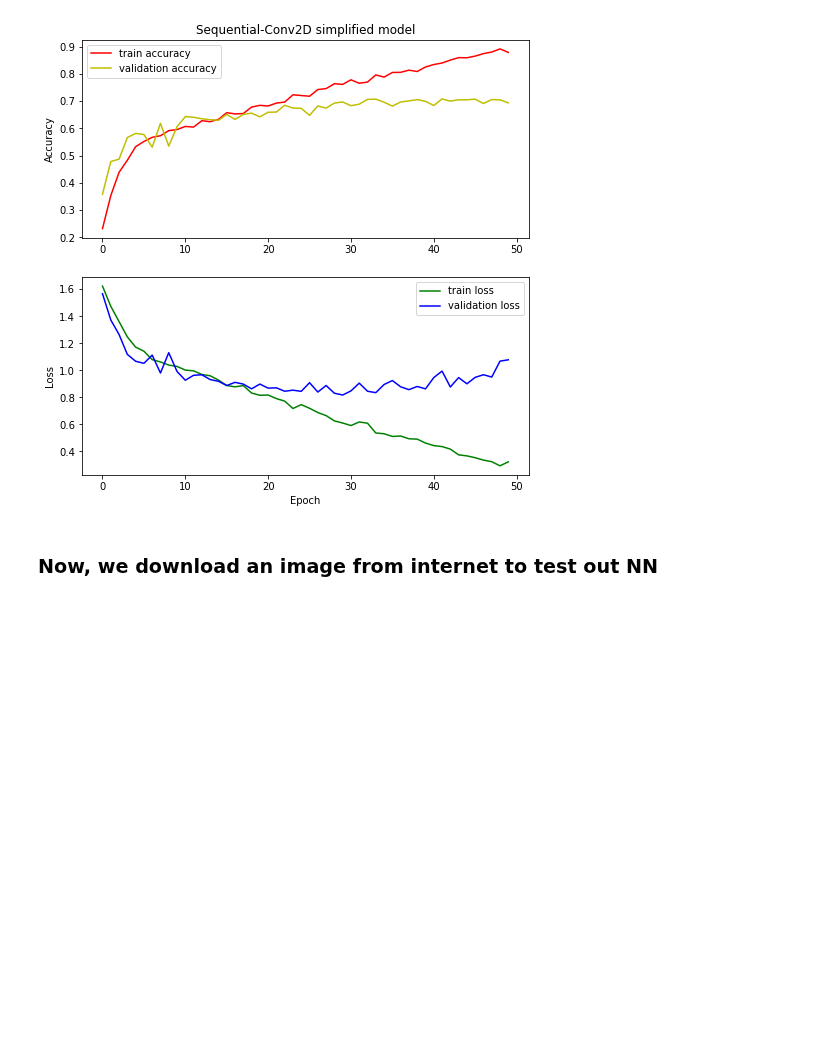
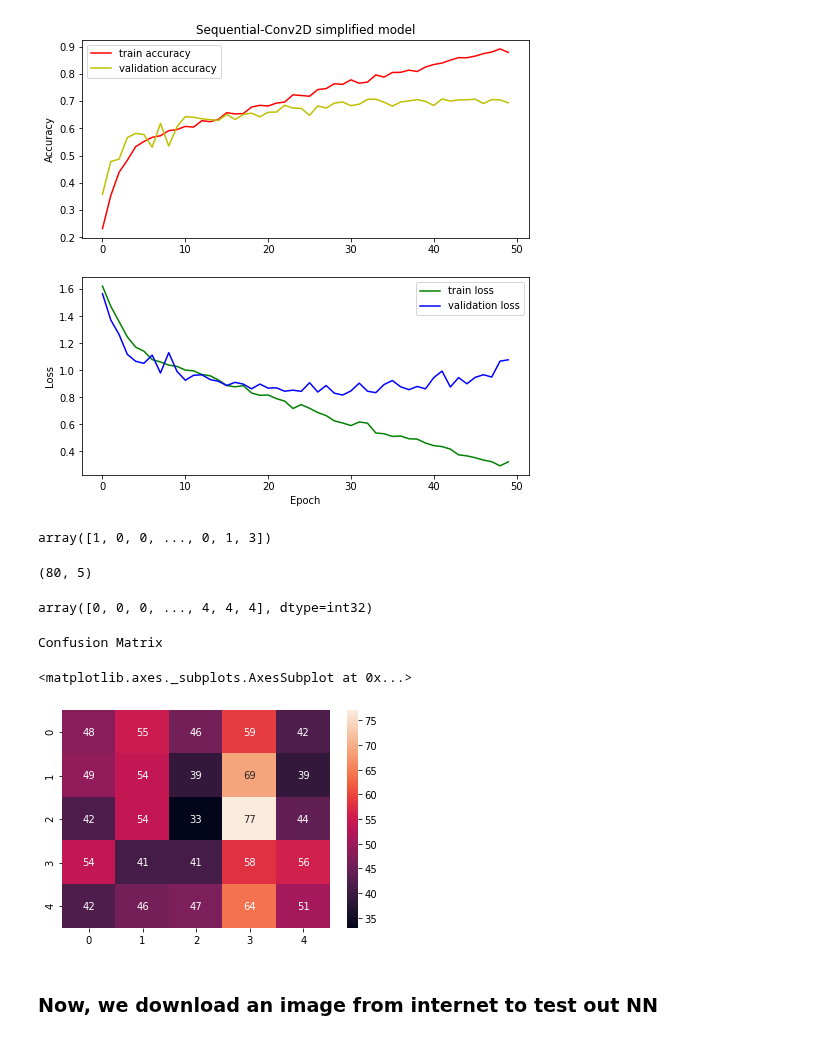
Before and after one commit to silviaherf/foodie_api, a Jupyter notebook: src/image_processing_partialV1.ipynb, the cells around one changed output. Saved outputs shown, nothing was run; the diff lists cells and outputs as text; code cells hidden in the pictures; blank space fills up the shorter version.

Commit message:
matriz confusion

```diff
--- a/src/image_processing_partialV1.ipynb
+++ b/src/image_processing_partialV1.ipynb
@@ -284,7 +280,7 @@ Epoch 50/50
 Epoch 00050: val_loss did not improve from 0.81760
 47/47 [==============================] - 23s 482ms/step - loss: 0.3235 - accuracy: 0.8787 - val_loss: 1.0779 - val_accuracy: 0.6936
 # %%
-#model = tf.keras.models.load_model('../output/models/part_V1_model.hdf5')
+model = tf.keras.models.load_model('../output/models/part_V1_model.hdf5')
 
 # Check its architecture
 #model.summary();
@@ -317,11 +315,30 @@ plt.legend(['train loss','validation loss'], loc='best')
 plt.savefig('../output/graphV1.png')
 # %% [output]
 [figure]
+# %%
+y_pred=model.predict(test_generator)
+# %%
+y_pred = np.argmax(y_pred, axis=1)
+# %%
+y_pred
+# %% [output]
+array([1, 0, 0, ..., 0, 1, 3])
+# %%
+test_generator[0][1].shape
+# %% [output]
+(80, 5)
+# %%
+test_generator.classes
+# %% [output]
+array([0, 0, 0, ..., 4, 4, 4], dtype=int32)
 # %%
-cm = confusion_matrix(train_generator,test_generator)
-print(cm)
-
+#Confution Matrix
+cm=confusion_matrix(test_generator.classes, y_pred)
 sns.heatmap(cm,annot=True)
+# %% [output]
+Confusion Matrix
+<matplotlib.axes._subplots.AxesSubplot at 0x...>
+[figure, added]
 # %% [markdown]
 ### Now, we download an image from internet to test out NN
 # %%
```
Also changed, not shown: parts of 5 cells of this notebook.
